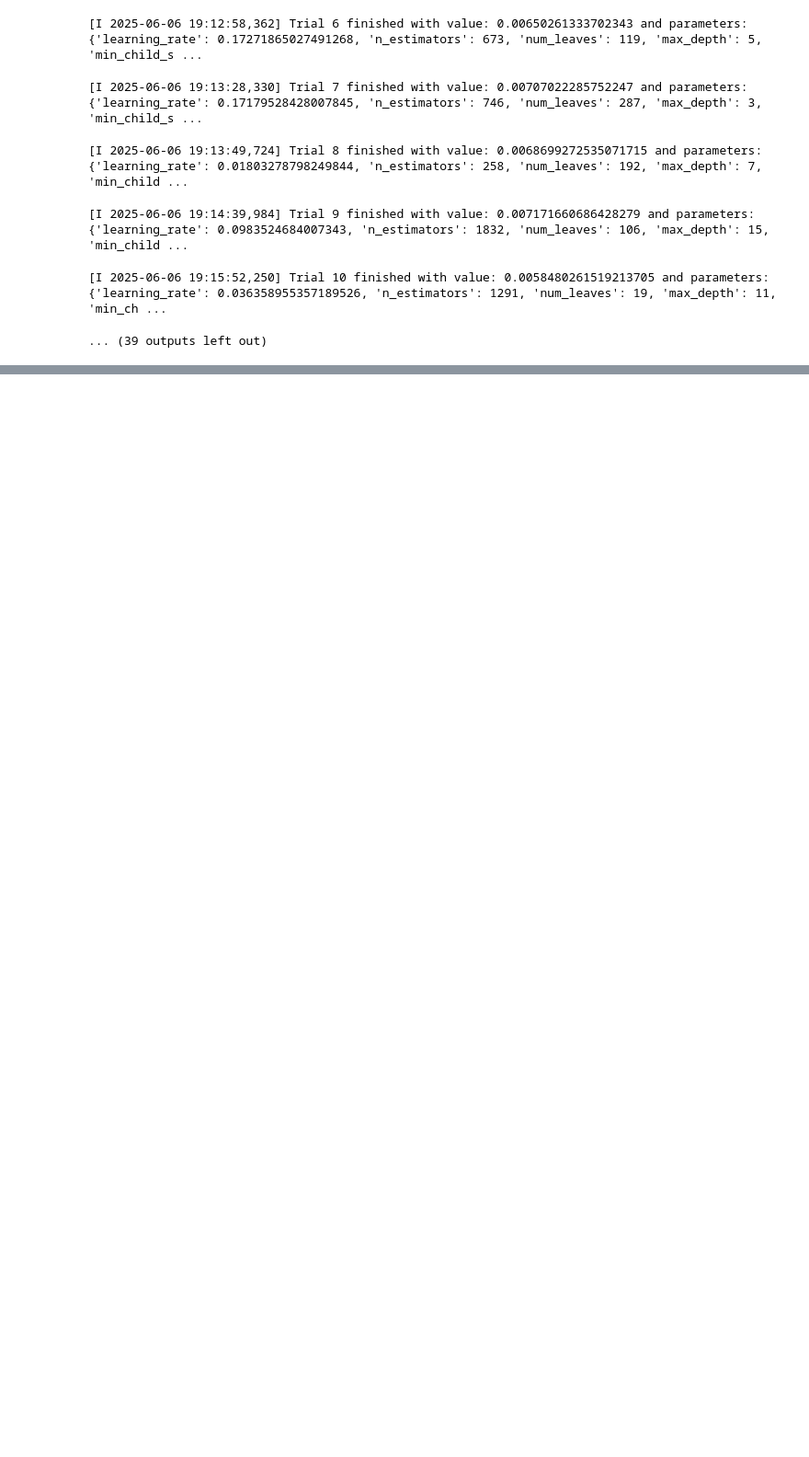
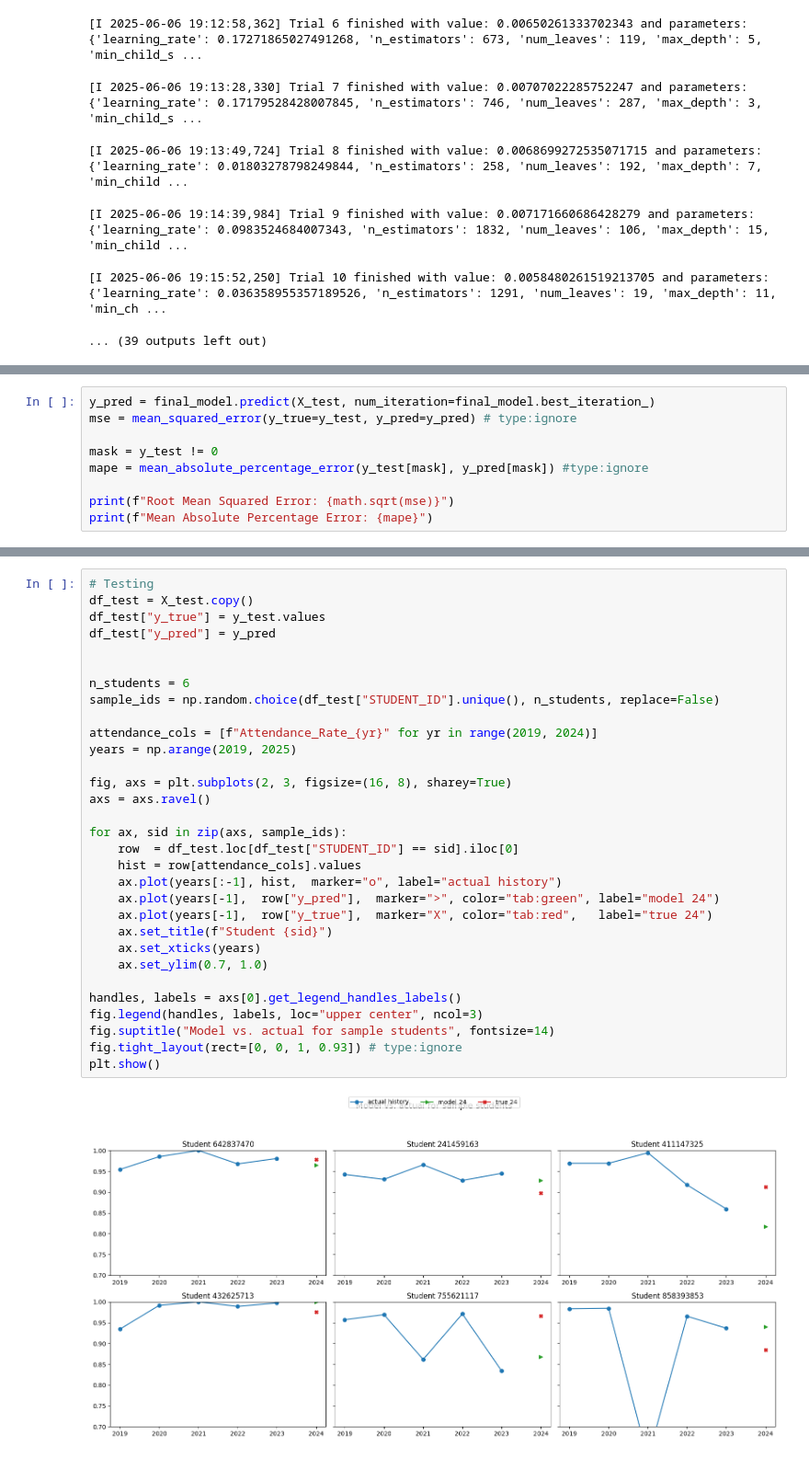
Before and after one commit to MohanNaredla123/Model-Training, a Jupyter notebook: main/training.ipynb, the cells around one changed output, grey strips where cells are left out. Shown: that part at 92% size. Saved outputs shown, nothing was run; the diff lists cells and outputs as text; blank space fills up the shorter version.

Commit message:
Complete Model Training

```diff
--- a/main/training.ipynb
+++ b/main/training.ipynb
@@ -147,0 +196,9 @@ NameError: name 'study' is not defined
+# %%
+y_pred = final_model.predict(X_test, num_iteration=final_model.best_iteration_)
+mse = mean_squared_error(y_true=y_test, y_pred=y_pred) # type:ignore
+
+mask = y_test != 0
+mape = mean_absolute_percentage_error(y_test[mask], y_pred[mask]) #type:ignore
+
+print(f"Root Mean Squared Error: {math.sqrt(mse)}")
+print(f"Mean Absolute Percentage Error: {mape}")
@@ -147,0 +214,33 @@ NameError: name 'study' is not defined
+# %%
+# Testing
+df_test = X_test.copy()
+df_test["y_true"] = y_test.values
+df_test["y_pred"] = y_pred
+
+
+n_students = 6
+sample_ids = np.random.choice(df_test["STUDENT_ID"].unique(), n_students, replace=False)
+
+attendance_cols = [f"Attendance_Rate_{yr}" for yr in range(2019, 2024)]
+years = np.arange(2019, 2025)
+
+fig, axs = plt.subplots(2, 3, figsize=(16, 8), sharey=True)
+axs = axs.ravel()
+
+for ax, sid in zip(axs, sample_ids):
+    row  = df_test.loc[df_test["STUDENT_ID"] == sid].iloc[0]
+    hist = row[attendance_cols].values
+    ax.plot(years[:-1], hist,  marker="o", label="actual history")
+    ax.plot(years[-1],  row["y_pred"],  marker=">", color="tab:green", label="model 24")
+    ax.plot(years[-1],  row["y_true"],  marker="X", color="tab:red",   label="true 24")
+    ax.set_title(f"Student {sid}")
+    ax.set_xticks(years)
+    ax.set_ylim(0.7, 1.0)
+
+handles, labels = axs[0].get_legend_handles_labels()
+fig.legend(handles, labels, loc="upper center", ncol=3)
+fig.suptitle("Model vs. actual for sample students", fontsize=14)
+fig.tight_layout(rect=[0, 0, 1, 0.93]) # type:ignore
+plt.show()
+# %% [output]
+[figure, added]
```
Also changed, not shown: parts of 7 cells of this notebook, 2 other files.
